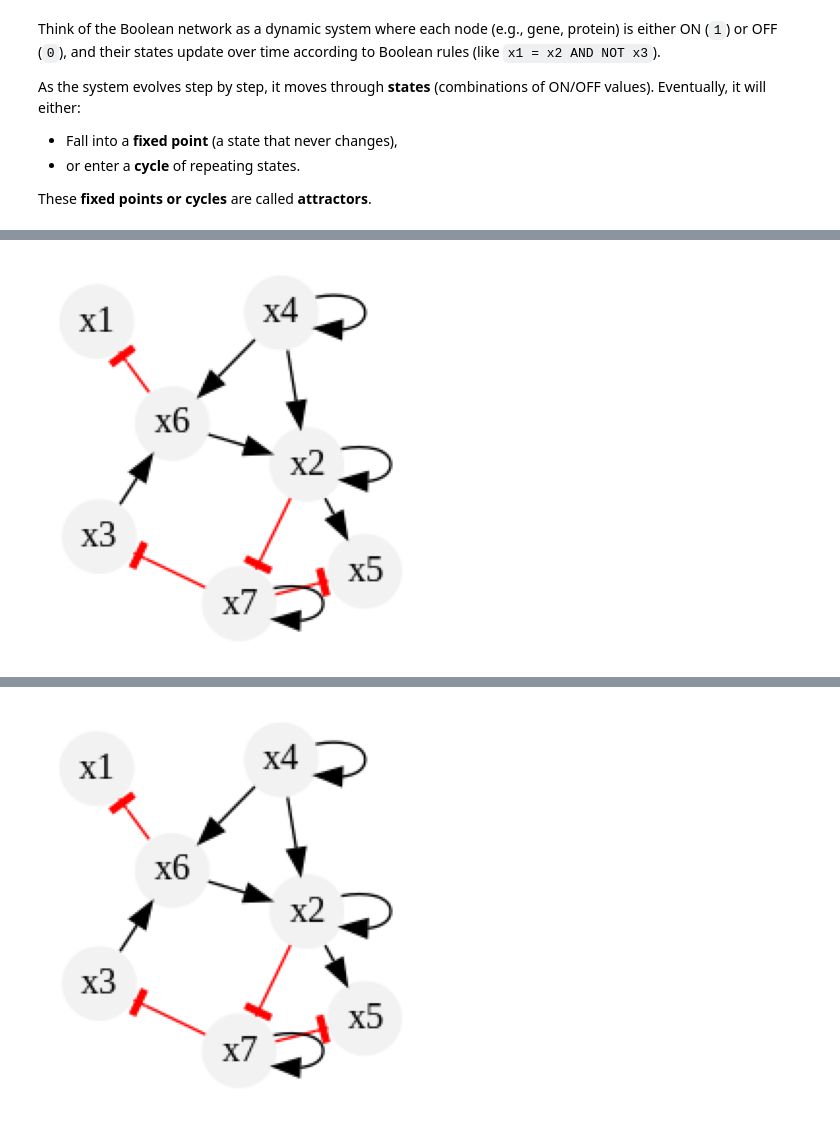
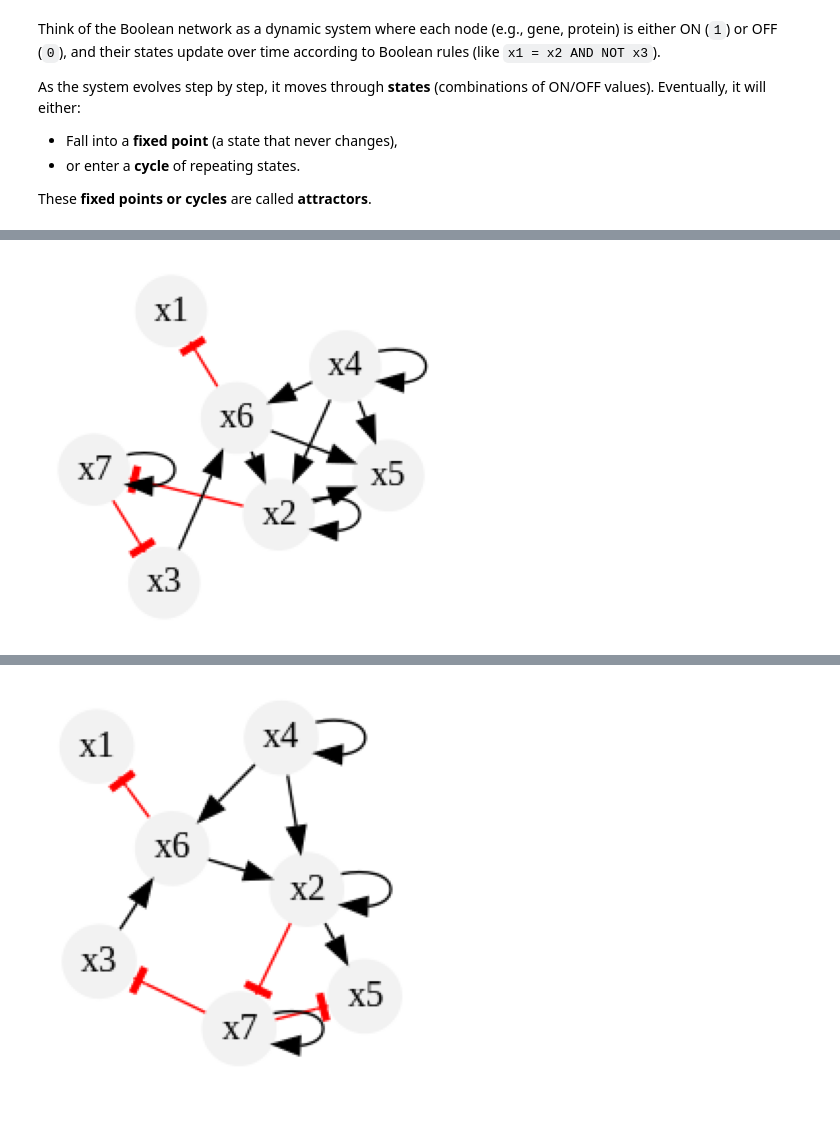
Before and after one commit to bingyulab/boolean, a Jupyter notebook: Boolean_model.ipynb, the cells around one changed output, grey strips where cells are left out. Saved outputs shown, nothing was run; the diff lists cells and outputs as text; code cells hidden in the pictures.

```diff
--- a/Boolean_model.ipynb
+++ b/Boolean_model.ipynb
@@ -498,7 +525,7 @@ def run_gp_top1(generations=50, pop_size=100, node_to_evolve="x1"):
             print(f"Generation {gen}: Best Fitness = {best_fitness}")
     return tools.selBest(pop, k=1)[0]
 
-node = 'x4'
+node = 'x2'
 generations = 15
 population_size = 100
 # Execute GP and display best solution
@@ -634,21 +661,17 @@ Fitness: 22.44285714285714
 # %%
 def plot(formula, node_to_evolve, filename):
     # Plot GP network figure (updated network with GP rule for node x1)
-    gp_primes = update_formula(formula, node_to_evolve)
-
-    # Create an updated network by replacing the rule for x1
-    updated_primes = primes.copy()
-    updated_primes[node_to_evolve] = gp_primes[node_to_evolve]
+    gp_primes = update_formula(str(formula), node_to_evolve)
 
     # Generate and display the interaction graph for the updated network
-    IG.create_image(updated_primes, filename)
+    IG.create_image(gp_primes, filename)
 
 
-plot(formula_top1, node, 'igraph_gp_top1.svg')
-plot(formula_halloffame, node, 'igraph_gp_halloffame.svg')
+plot(best_top1, node, 'igraph_gp_top1.svg')
+plot(best_halloffame[0], node, 'igraph_gp_halloffame.svg')
 display_svg_file("igraph_gp_top1.svg")
 # %% [output]
-[figure, old version]
+[figure, new version]
 # %%
 display_svg_file("igraph_gp_halloffame.svg")
 # %% [output]
```
Also changed, not shown: parts of 11 cells of this notebook.
